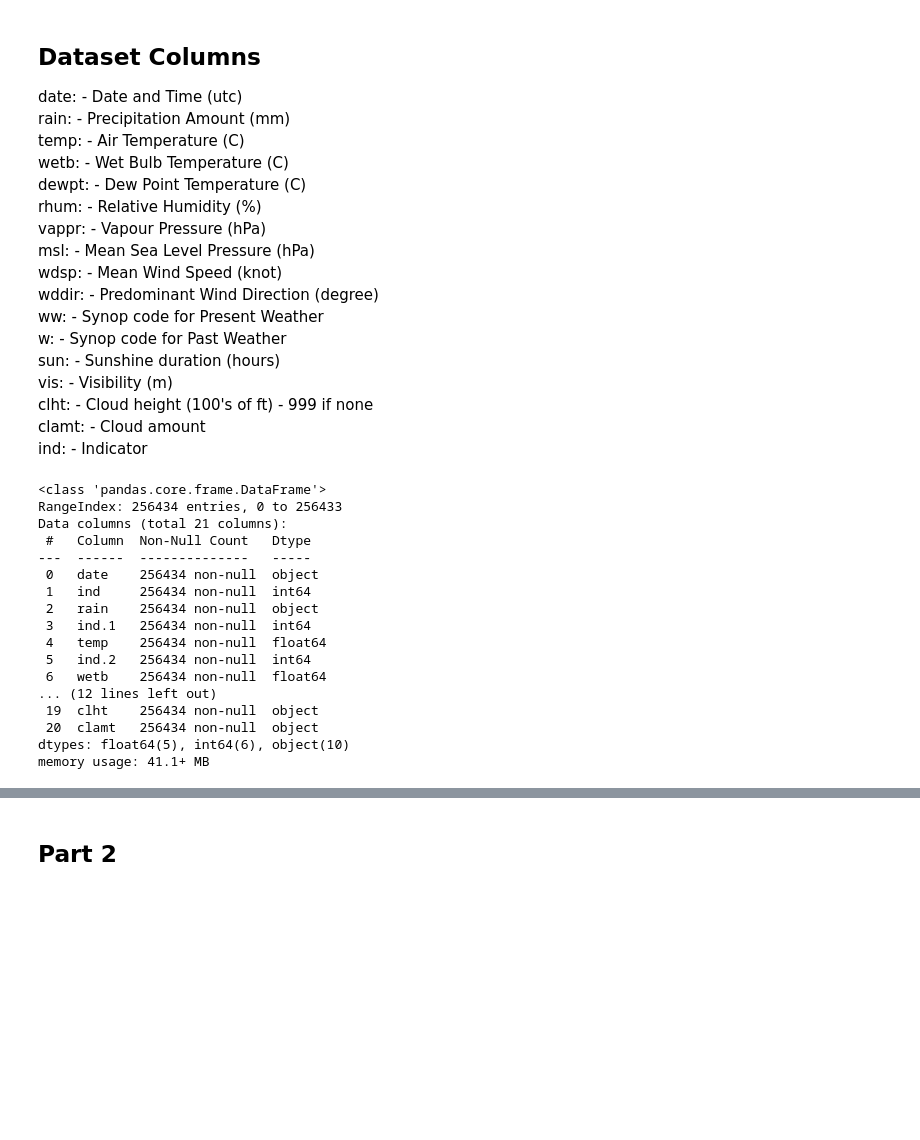
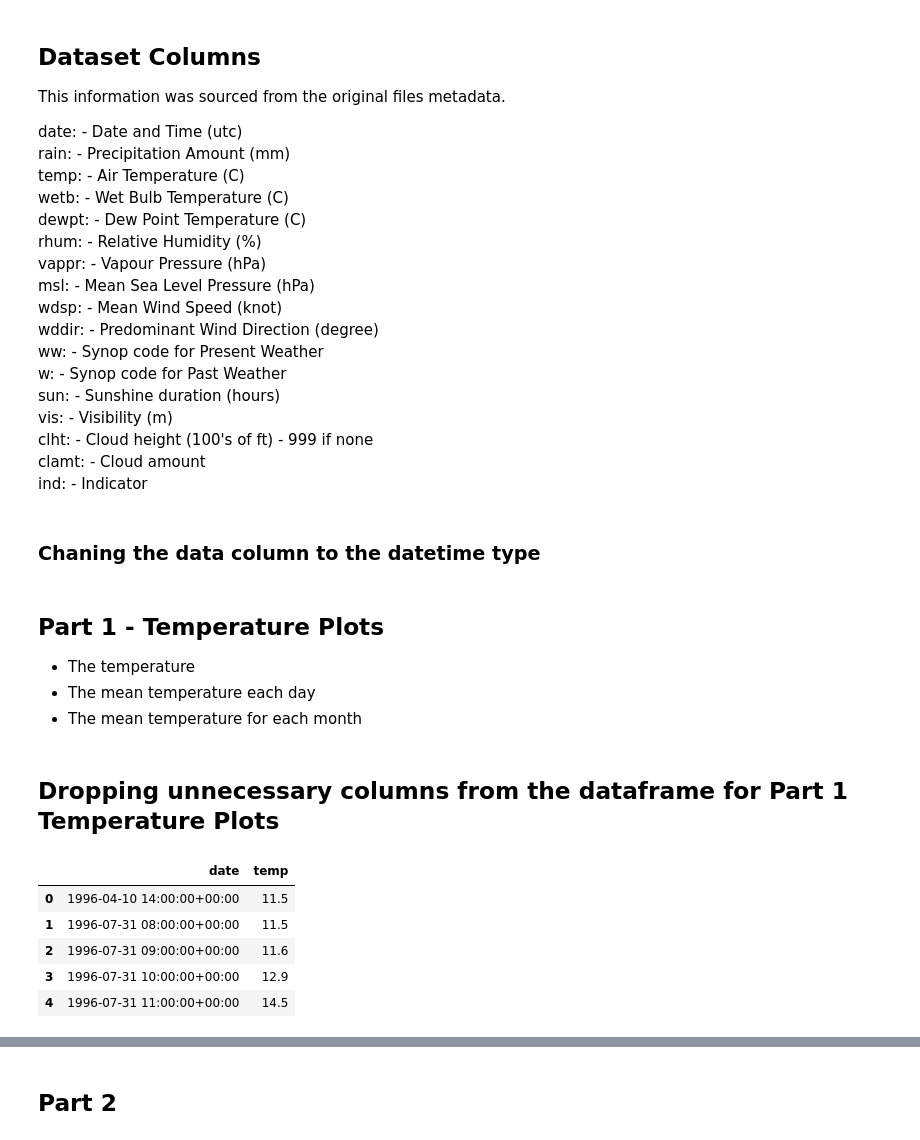
Before and after one commit to skerr17/programming-for-data-analytics, a Jupyter notebook: assignments/assignment06-weather.ipynb, the cells around one changed output, grey strips where cells are left out. Drawn from its saved outputs; the diff is of its cells as text; code cells hidden in the pictures; blank space fills up the shorter version.

```diff
--- a/assignments/assignment06-weather.ipynb
+++ b/assignments/assignment06-weather.ipynb
@@ -53,5 +76,7 @@ df.to_csv(output_data_dir+"raw-weather-data.csv")
 # %% [markdown]
 ## Dataset Columns
+
+This information was sourced from the original files metadata.
 
 date:  -  Date and Time (utc)
 rain:  -  Precipitation Amount (mm)
@@ -70,24 +95,57 @@ vis:   -  Visibility (m)
 clht:  -  Cloud height (100's of ft) - 999 if none
 clamt: -  Cloud amount
 ind:   -  Indicator
+# %% [markdown]
+### Chaning the data column to the datetime type
+# %%
+# changing the data column to datetime type
+# date is in the format 'DD-Mon-YYYY HH:MM' in the UTC timezone
+
+raw_weather_data['date'] = pd.to_datetime(
+    raw_weather_data['date'],
+    format='%d-%b-%Y %H:%M',
+    errors='coerce',
+    utc=True
+)
+# %% [markdown]
+## Part 1 - Temperature Plots
+
+- The temperature
+- The mean temperature each day
+- The mean temperature for each month
+# %% [markdown]
+## Dropping unnecessary columns from the dataframe for Part 1 Temperature Plots
 # %%
-# explore the data
-weather_data.info()
+# Dropping unnecessary columns from the dataframe
+
+drop_headers_list = [
+ 'ind',
+ 'rain',
+ 'ind.1',
+ 'ind.2',
+ 'wetb',
+ 'dewpt',
+ 'vappr',
+ 'rhum',
+ 'msl',
+ 'ind.3',
+ 'wdsp',
+ 'ind.4',
+ 'wddir',
+ 'ww',
+ 'w',
+ 'sun',
+ 'vis',
+ 'clht',
+ 'clamt']
+
+# dropping the columns
+temp_weather_data = raw_weather_data.drop(columns=drop_headers_list)
+temp_weather_data.head()
 # %% [output]
-<class 'pandas.core.frame.DataFrame'>
-RangeIndex: 256434 entries, 0 to 256433
-Data columns (total 21 columns):
- #   Column  Non-Null Count   Dtype
----  ------  --------------   -----
- 0   date    256434 non-null  object
- 1   ind     256434 non-null  int64
- 2   rain    256434 non-null  object
- 3   ind.1   256434 non-null  int64
- 4   temp    256434 non-null  float64
- 5   ind.2   256434 non-null  int64
- 6   wetb    256434 non-null  float64
-... (12 lines left out)
- 19  clht    256434 non-null  object
- 20  clamt   256434 non-null  object
-dtypes: float64(5), int64(6), object(10)
-memory usage: 41.1+ MB
+|  | date | temp |
+| 0 | 1996-04-10 14:00:00+00:00 | 11.5 |
+| 1 | 1996-07-31 08:00:00+00:00 | 11.5 |
+| 2 | 1996-07-31 09:00:00+00:00 | 11.6 |
+| 3 | 1996-07-31 10:00:00+00:00 | 12.9 |
+| 4 | 1996-07-31 11:00:00+00:00 | 14.5 |
```
Also changed, not shown: parts of 12 cells of this notebook, 2 other files.
